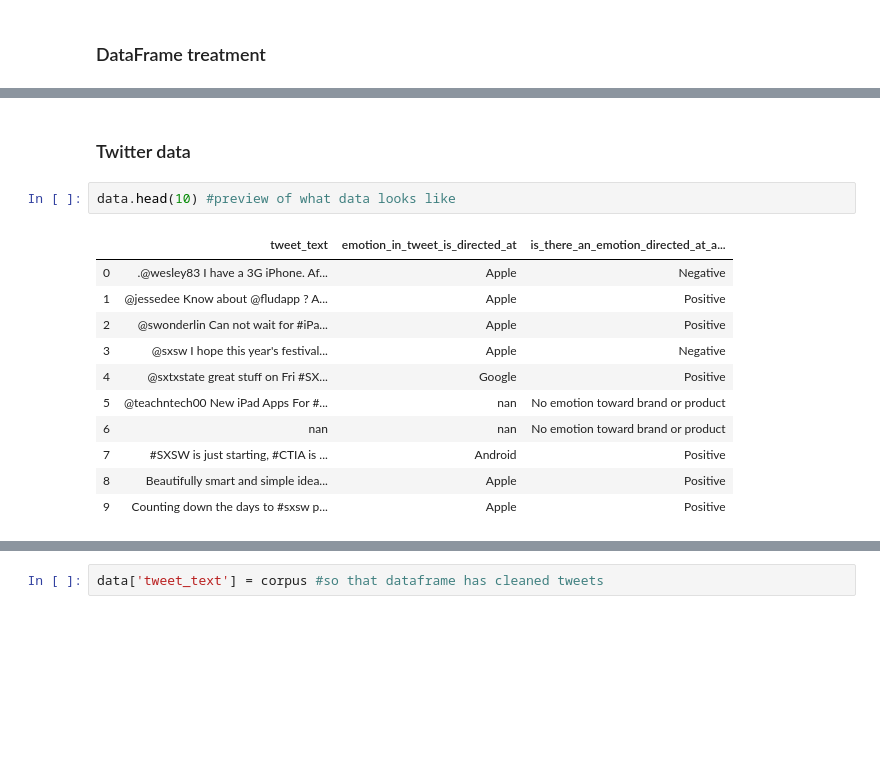
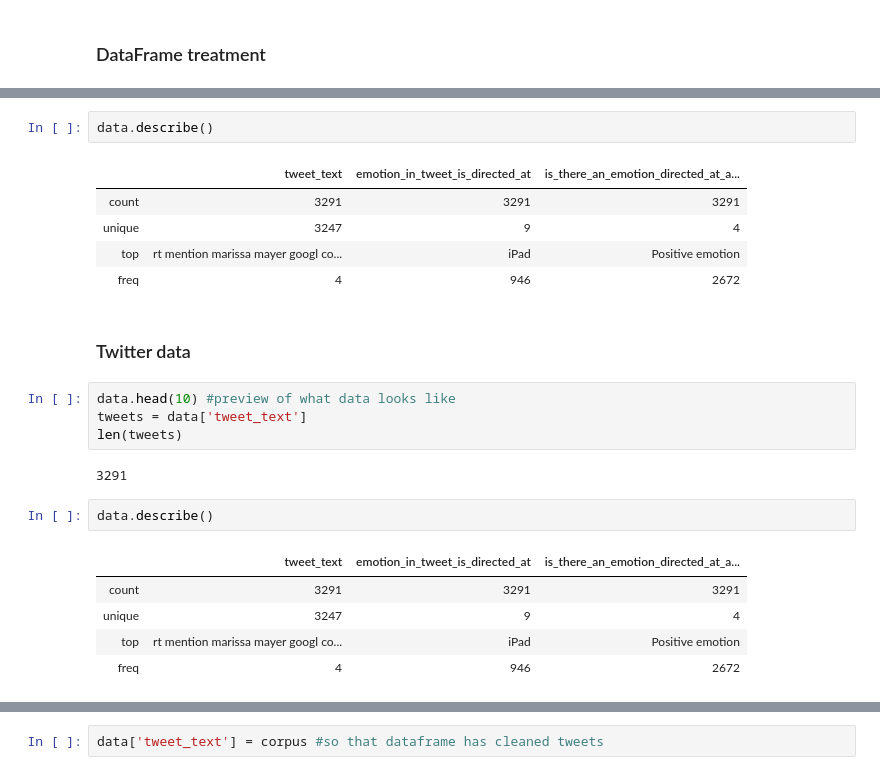
Before and after one commit to jdsmithwes/project4_NLP-master, a Jupyter notebook: Apple_Google_NLPnotebook.ipynb, the cells around one changed output, grey strips where cells are left out. Saved outputs shown, nothing was run; the diff lists cells and outputs as text; blank space fills up the shorter version.

```diff
--- a/Apple_Google_NLPnotebook.ipynb
+++ b/Apple_Google_NLPnotebook.ipynb
@@ -85,17 +119,25 @@ data.head(10)
+# %%
+data.describe()
+# %% [output]
+|  | tweet_text | emotion_in_tweet_is_directed_at | is_there_an_emotion_directed_at_a... |
+| count | 3291 | 3291 | 3291 |
+| unique | 3247 | 9 | 4 |
+| top | rt mention marissa mayer googl co... | iPad | Positive emotion |
+| freq | 4 | 946 | 2672 |
 # %% [markdown]
 ### Twitter data
 # %%
 data.head(10) #preview of what data looks like
+tweets = data['tweet_text']
+len(tweets)
 # %% [output]
-|  | tweet_text | emotion_in_tweet_is_directed_at | is_there_an_emotion_directed_at_a... |
-| 0 | .@wesley83 I have a 3G iPhone. Af... | Apple | Negative |
-| 1 | @jessedee Know about @fludapp ? A... | Apple | Positive |
-| 2 | @swonderlin Can not wait for #iPa... | Apple | Positive |
-| 3 | @sxsw I hope this year's festival... | Apple | Negative |
-| 4 | @sxtxstate great stuff on Fri #SX... | Google | Positive |
-| 5 | @teachntech00 New iPad Apps For #... | nan | No emotion toward brand or product |
-| 6 | nan | nan | No emotion toward brand or product |
-| 7 | #SXSW is just starting, #CTIA is ... | Android | Positive |
-| 8 | Beautifully smart and simple idea... | Apple | Positive |
-| 9 | Counting down the days to #sxsw p... | Apple | Positive |
+3291
+# %%
+data.describe()
+# %% [output]
+|  | tweet_text | emotion_in_tweet_is_directed_at | is_there_an_emotion_directed_at_a... |
+| count | 3291 | 3291 | 3291 |
+| unique | 3247 | 9 | 4 |
+| top | rt mention marissa mayer googl co... | iPad | Positive emotion |
+| freq | 4 | 946 | 2672 |
 # %%
```
Also changed, not shown: parts of 19 cells of this notebook.
